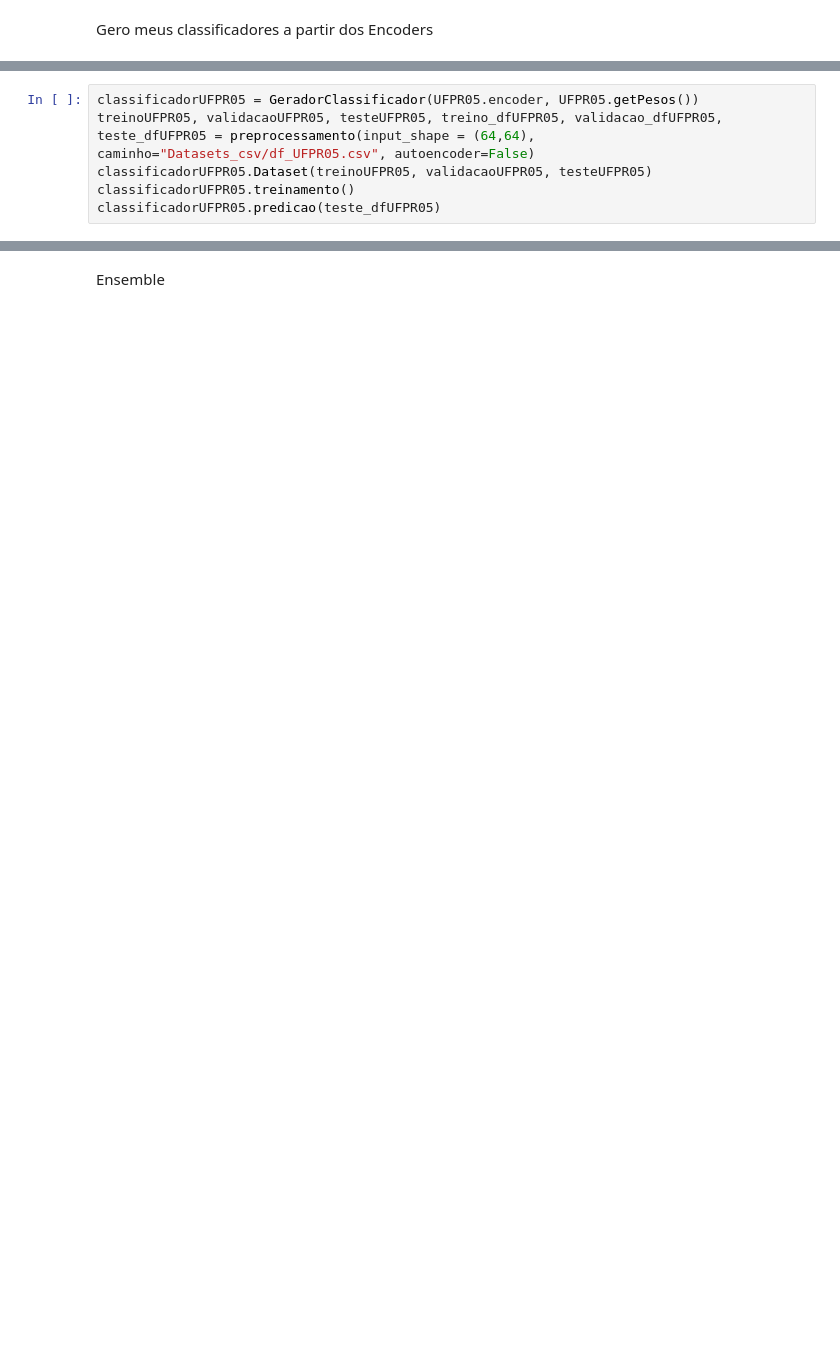
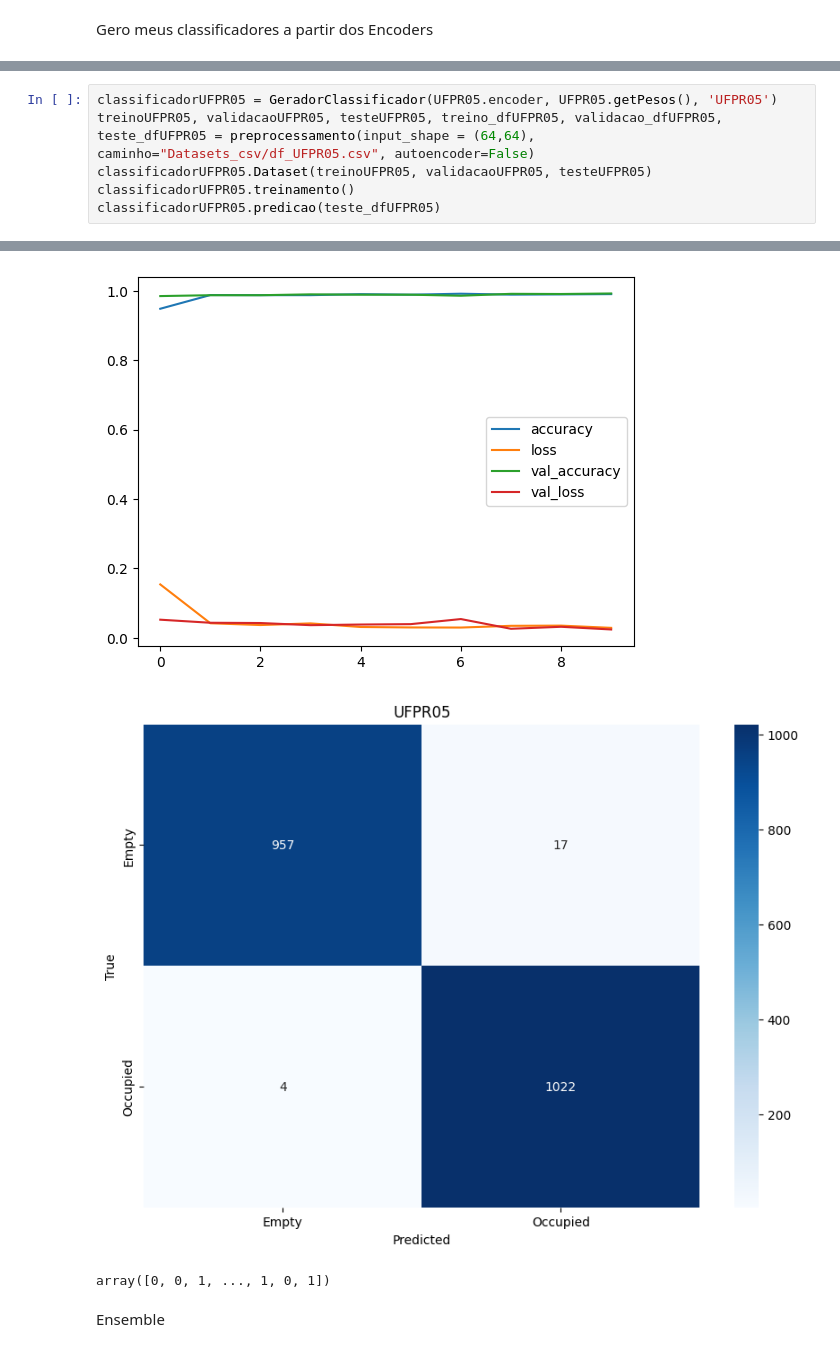
Before and after one commit to Lucas-doc26/ML, a Jupyter notebook: PipelineEnsemble.ipynb, the cells around one changed output, grey strips where cells are left out. Cells and saved outputs as stored; diff of their text form; blank space fills up the shorter version.

```diff
--- a/PipelineEnsemble.ipynb
+++ b/PipelineEnsemble.ipynb
@@ -92,6 +195,7 @@ classificadorUFPR04.predicao(teste_dfUFPR04)
 # %%
-classificadorUFPR05 = GeradorClassificador(UFPR05.encoder, UFPR05.getPesos())
+classificadorUFPR05 = GeradorClassificador(UFPR05.encoder, UFPR05.getPesos(), 'UFPR05')
 treinoUFPR05, validacaoUFPR05, testeUFPR05, treino_dfUFPR05, validacao_dfUFPR05, teste_dfUFPR05 = preprocessamento(input_shape = (64,64), caminho="Datasets_csv/df_UFPR05.csv", autoencoder=False)
 classificadorUFPR05.Dataset(treinoUFPR05, validacaoUFPR05, testeUFPR05)
 classificadorUFPR05.treinamento()
 classificadorUFPR05.predicao(teste_dfUFPR05)
+# %% [output]
@@ -98,2 +233,5 @@ classificadorUFPR05.predicao(teste_dfUFPR05)
+[figure, added]
+[figure, added]
+array([0, 0, 1, ..., 1, 0, 1])
 # %% [markdown]
 Ensemble
```
Also changed, not shown: parts of 18 cells of this notebook, 12 other files.
